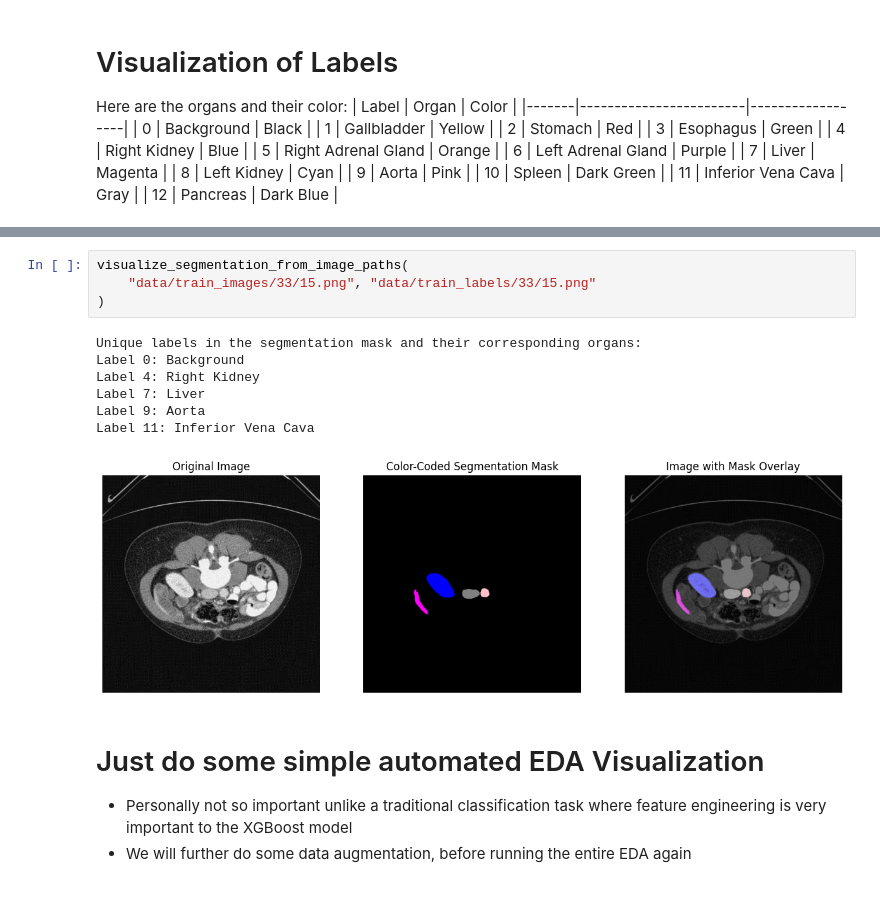
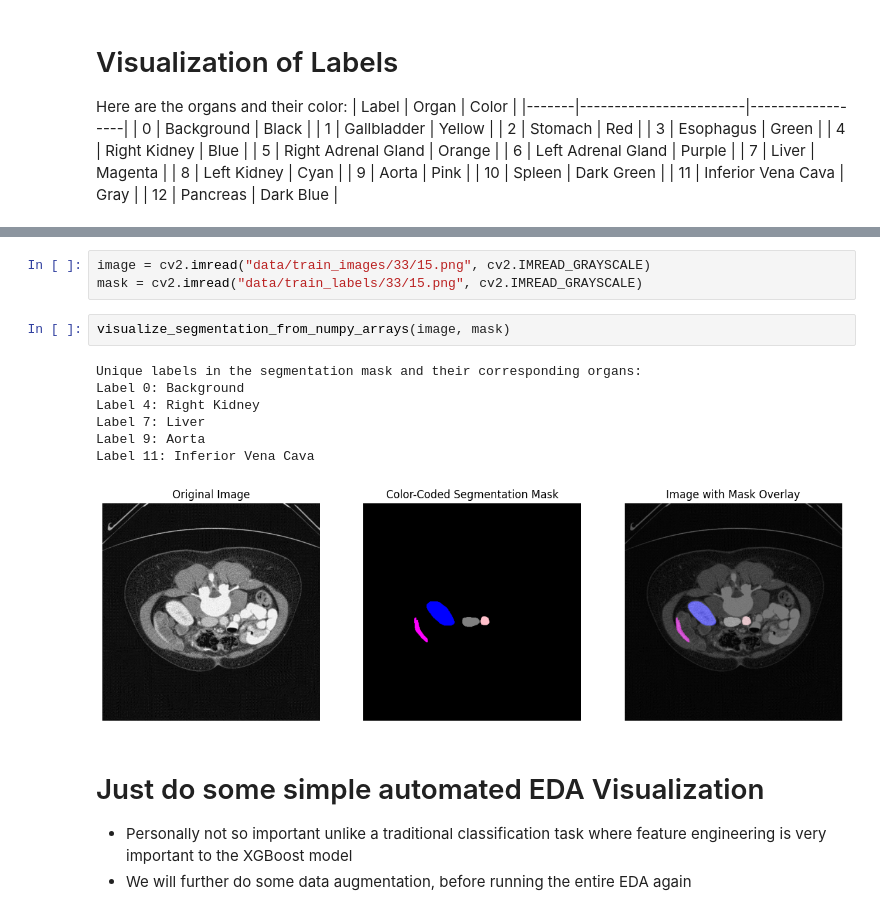
Before and after one commit to Samthesimpsons/CS701-Group-09-Project, a Jupyter notebook: notebooks/EDA.ipynb, the cells around one changed output, grey strips where cells are left out. Cells and saved outputs as stored; diff of their text form.

```diff
--- a/notebooks/EDA.ipynb
+++ b/notebooks/EDA.ipynb
@@ -77,15 +69,16 @@ Label 8: Left Kidney
 # %%
-visualize_segmentation_from_image_paths(
-    "data/train_images/33/15.png", "data/train_labels/33/15.png"
-)
+image = cv2.imread("data/train_images/33/15.png", cv2.IMREAD_GRAYSCALE)
+mask = cv2.imread("data/train_labels/33/15.png", cv2.IMREAD_GRAYSCALE)
-# %% [output]
-Unique labels in the segmentation mask and their corresponding organs:
-Label 0: Background
-Label 4: Right Kidney
-Label 7: Liver
-Label 9: Aorta
-Label 11: Inferior Vena Cava
-[figure, removed]
+# %%
+visualize_segmentation_from_numpy_arrays(image, mask)
+# %% [output]
+Unique labels in the segmentation mask and their corresponding organs:
+Label 0: Background
+Label 4: Right Kidney
+Label 7: Liver
+Label 9: Aorta
+Label 11: Inferior Vena Cava
+[figure, added]
 # %% [markdown]
 # Just do some simple automated EDA Visualization
 - Personally not so important unlike a traditional classification task where feature engineering is very important to the XGBoost model
```
Also changed, not shown: parts of 2 cells of this notebook, 4 other files.
